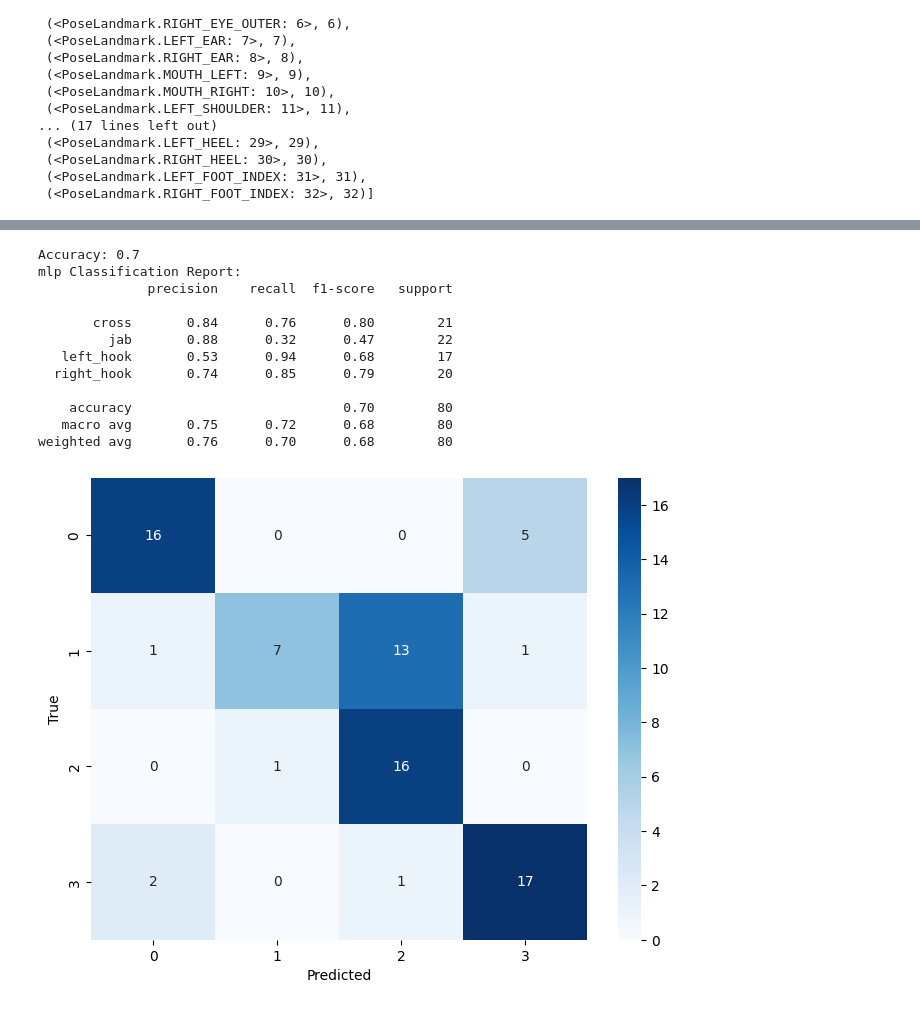
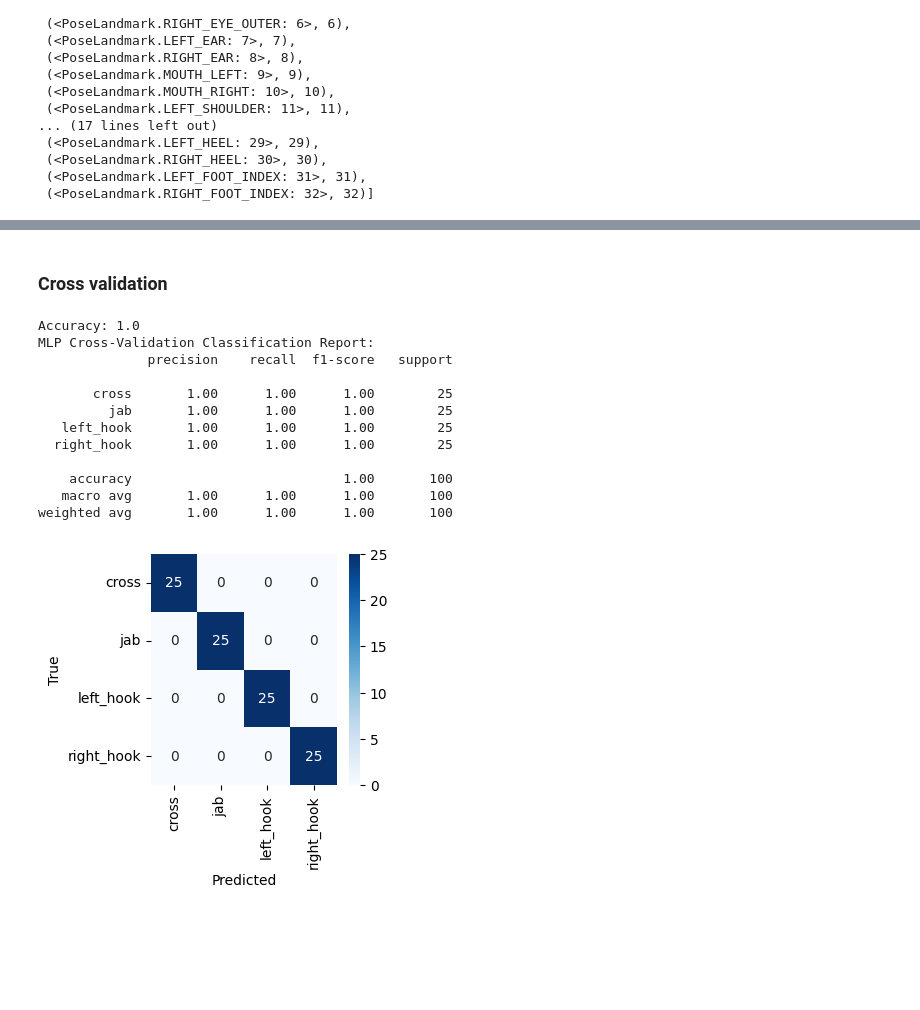
Before and after one commit to Alvie/computer-vision-coursework, a Jupyter notebook: mediapipe_test.ipynb, the cells around one changed output, grey strips where cells are left out. Saved outputs shown, nothing was run; the diff lists cells and outputs as text; code cells hidden in the pictures; blank space fills up the shorter version.

```diff
--- a/mediapipe_test.ipynb
+++ b/mediapipe_test.ipynb
@@ -89,5 +93,14 @@ for file in right_hook_color_files:
 # %%
 from sklearn.model_selection import train_test_split
+from sklearn.preprocessing import LabelEncoder
+from sklearn.utils import shuffle
+
 X = np.array(X)
 y = np.array(y)
-X_train, X_test, y_train, y_test = train_test_split(X, y, test_size=0.8, random_state=21)
+X, y = shuffle(X, y, random_state=0)
+
+label_encoder = LabelEncoder()
+encoded_labels = label_encoder.fit_transform(y)
+class_labels = label_encoder.classes_
+
+X_train, X_test, y_train, y_test = train_test_split(X, y, test_size=0.2)
@@ -106,5 +111,5 @@ from sklearn.model_selection import cross_val_score, cross_val_predict
 def run_kfolds(model, x, y, splits):
     kf = KFold(n_splits=splits, shuffle=True)
     scores = cross_val_score(model, x, y, cv=kf, scoring="accuracy")
-    predict = cross_val_predict(model, X, y, cv=kf)
+    predict = cross_val_predict(model, x, y, cv=kf)
     return scores, predict
@@ -317,40 +410,42 @@ weighted avg       0.97      0.97      0.97        80
+# %% [markdown]
+### Cross validation
 # %%
-from sklearn.ensemble import RandomForestClassifier
-clf = RandomForestClassifier(n_estimators=100)
+#import the classifier
+from sklearn.neural_network import MLPClassifier
 
-clf.fit(X_train, y_train)
-y_pred = clf.predict(X_test)
+# initialize the classifier
+#MLP = MLPClassifier(solver='lbfgs', alpha=1e-5, hidden_layer_sizes=(5, 2), random_state=1)
+MLP = MLPClassifier(max_iter=1500)
+scores, predicts = run_kfolds(MLP, X, y, 5)
 
 # Calculate evaluation metrics
-accuracy = accuracy_score(y_test, y_pred)
-mlp_report = classification_report(y_test, y_pred)
+accuracy = accuracy_score(y, predicts)
+mlp_report = classification_report(y, predicts)
 
 # Display the evaluation metrics
 print("Accuracy:", accuracy)
-print("mlp Classification Report:")
+print("MLP Cross-Validation Classification Report:")
 print(mlp_report)
 
-cm = confusion_matrix(y_test, y_pred)
-# Get the class labels from LabelEncoder
-# class_labels = label_encoder.classes_
+cm = confusion_matrix(y, predicts)
 
 # Display the confusion matrix as a heatmap
-plt.figure(figsize=(8, 6))
-sns.heatmap(cm, annot=True, fmt='d', cmap='Blues')
+plt.figure(figsize=(3, 3))
+sns.heatmap(cm, annot=True, fmt='d', cmap='Blues', xticklabels=class_labels, yticklabels=class_labels)
 plt.xlabel('Predicted')
 plt.ylabel('True')
 plt.show()
 # %% [output]
-Accuracy: 0.7
-mlp Classification Report:
+Accuracy: 1.0
+MLP Cross-Validation Classification Report:
               precision    recall  f1-score   support
 
-       cross       0.84      0.76      0.80        21
-         jab       0.88      0.32      0.47        22
-   left_hook       0.53      0.94      0.68        17
-  right_hook       0.74      0.85      0.79        20
+       cross       1.00      1.00      1.00        25
+         jab       1.00      1.00      1.00        25
+   left_hook       1.00      1.00      1.00        25
+  right_hook       1.00      1.00      1.00        25
 
-    accuracy                           0.70        80
-   macro avg       0.75      0.72      0.68        80
-weighted avg       0.76      0.70      0.68        80
+    accuracy                           1.00       100
+   macro avg       1.00      1.00      1.00       100
+weighted avg       1.00      1.00      1.00       100
-[figure, old version]
+[figure, new version]
```
Also changed, not shown: parts of 20 cells of this notebook, 5 other files.
